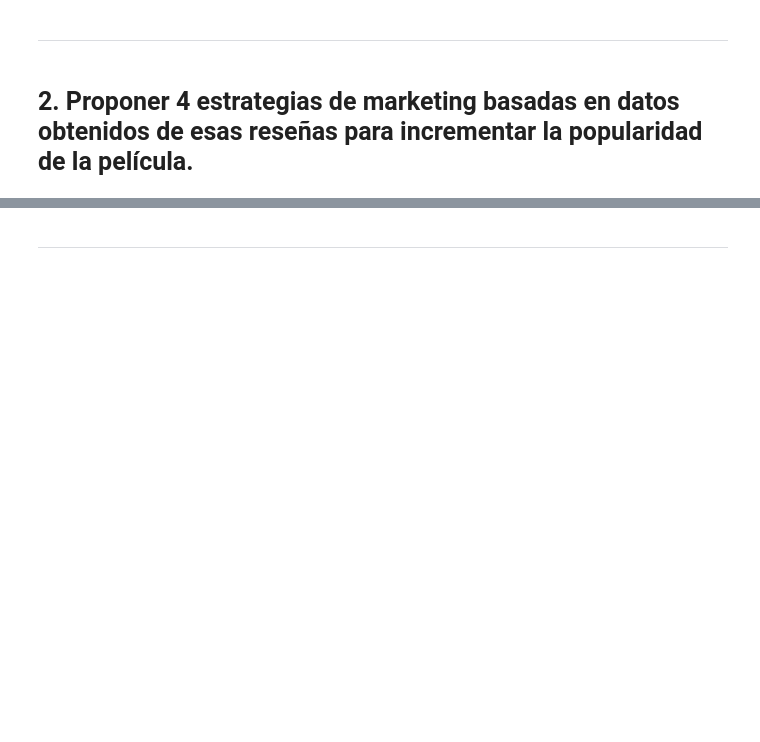
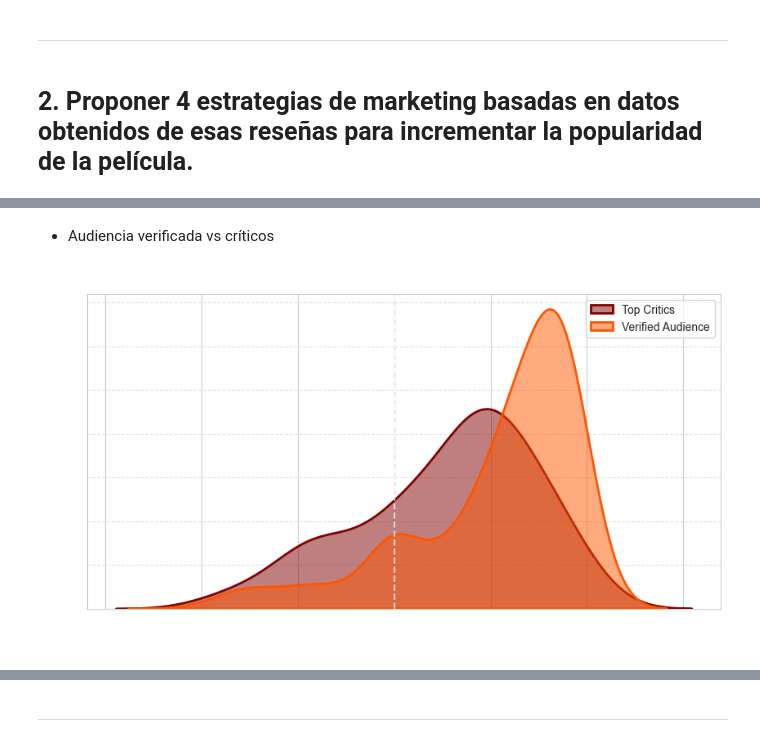
Before and after one commit to SergioCuencaNunez/asw-labs, a Jupyter notebook: lab3/lab3.ipynb, the cells around one changed output, grey strips where cells are left out. Cells and saved outputs as stored; diff of their text form; code cells hidden in the pictures; blank space fills up the shorter version.

```diff
--- a/lab3/lab3.ipynb
+++ b/lab3/lab3.ipynb
@@ -177,0 +262,39 @@ Successfully inserted 250 reviews into MongoDB
+# %% [markdown]
+- Audiencia verificada vs críticos
+# %%
+import matplotlib.pyplot as plt
+import seaborn as sns
+import pandas as pd
+from vaderSentiment.vaderSentiment import SentimentIntensityAnalyzer
+
+analyzer = SentimentIntensityAnalyzer()
+
+def get_sentiment_score(review):
+    return analyzer.polarity_scores(review)["compound"]  # Compound score: -1 (negative) to +1 (positive)
+
+df_critics = pd.DataFrame(top_critics_reviews)
+df_audience = pd.DataFrame(verified_audience_reviews)
+
+df_critics["Sentiment"] = df_critics["review"].apply(get_sentiment_score)
+df_audience["Sentiment"] = df_audience["review"].apply(get_sentiment_score)
+
+plt.figure(figsize=(10, 5), facecolor="none")
+sns.set_style("whitegrid")
+palette = sns.color_palette("gist_heat", 2)
+
+sns.kdeplot(df_critics["Sentiment"], fill=True, color=palette[0], label="Top Critics", alpha=0.5, linewidth=2)
+sns.kdeplot(df_audience["Sentiment"], fill=True, color=palette[1], label="Verified Audience", alpha=0.5, linewidth=2)
+
+plt.axvline(0, color="white", linestyle="--", alpha=0.7)
+plt.title("Sentiment Analysis: Critics vs Verified Audience", fontsize=14, fontweight="bold", color="white")
+plt.xlabel("Sentiment Score (-1 = Negative, 1 = Positive)", fontsize=12, color="white")
+plt.ylabel("Density", fontsize=12, color="white")
+plt.xticks(color="white")
+plt.yticks(color="white")
+plt.legend()
+
+plt.gca().set_facecolor("none")
+plt.grid(axis="y", linestyle="--", alpha=0.6)
+plt.show()
+# %% [output]
+[figure, added]
```
Also changed, not shown: parts of 17 cells of this notebook.
